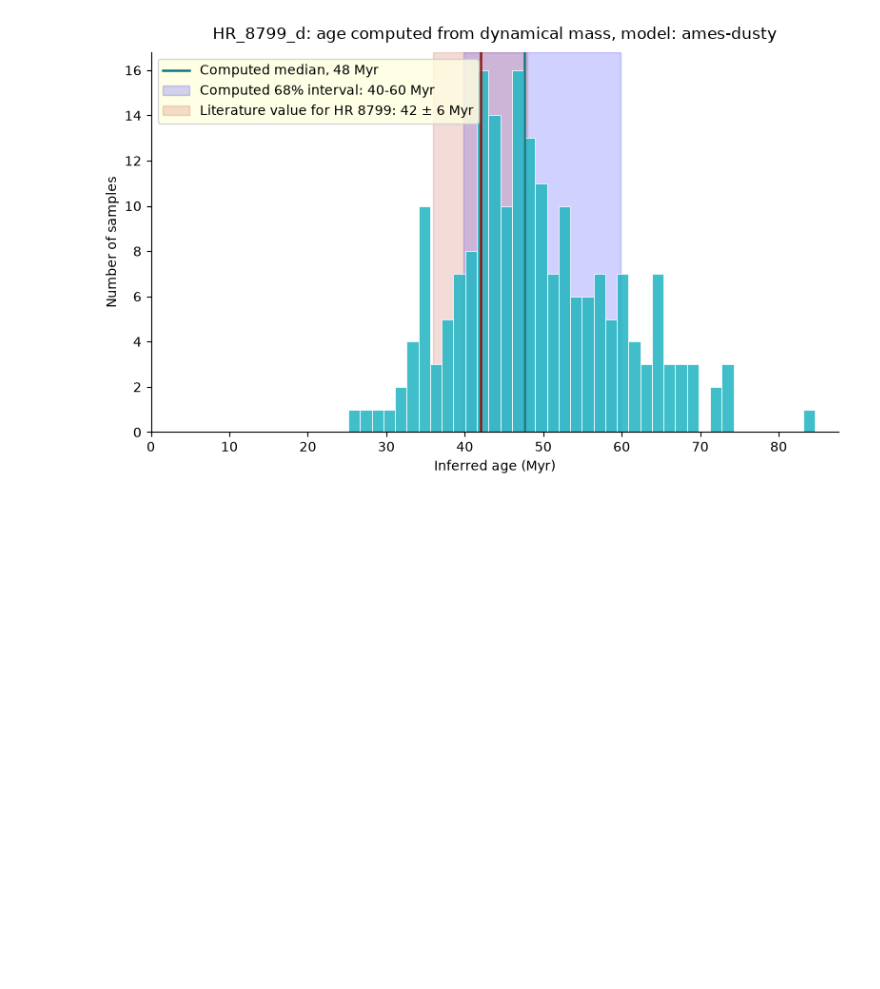
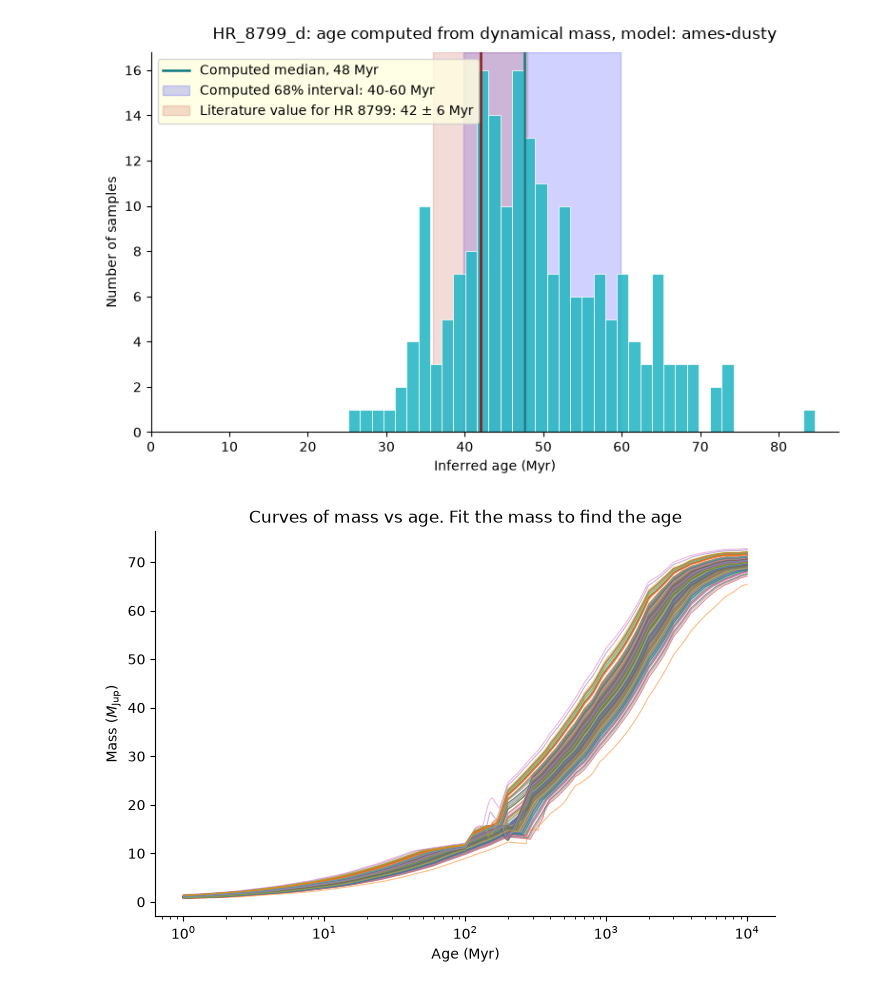
Before and after one commit to h0sh1z0ra/masses_to_ages, a Jupyter notebook: age_to_mass.ipynb, the cells around one changed output. Cells and saved outputs as stored; diff of their text form; code cells hidden in the pictures; blank space fills up the shorter version.

```diff
--- a/age_to_mass.ipynb
+++ b/age_to_mass.ipynb
@@ -786,29 +879,21 @@ print("dip ages:", ages[bad], "sizes:", np.diff(curve)[bad])
 # %%
 ages_out = AFLepB.age_from_mass()          # runs the inversion
 p16, p50, p84 = AFLepB.percentiles
 
-graph  = AFLepB.compute_mass_age_curve()   # fresh draws, display only
-ages   = np.array(list(graph.keys()))
-masses = np.array(list(graph.values()))
+graph  = AFLepB.compute_mass_grid()   # fresh draws, display only
+ages   = AFLepB.age_arr
+masses = AFLepB.mass_arr
 
 fig, ax = plt.subplots(figsize=(8, 5))
-ax.plot(ages, masses, alpha=0.5, lw=0.8)
+ax.plot(ages, graph, alpha=0.5, lw=0.8)
 # ax.plot(ages, masses, color="#2BB7C4", alpha=0.08, lw=0.8)
-
-# ax.axhspan(AFLepB.m_planet - abs(AFLepB.sigma_m[0]),
-#            AFLepB.m_planet + abs(AFLepB.sigma_m[1]),
-#            color="#8B1A13", alpha=0.15,
-#            label=f"Dynamical mass: {AFLepB.m_planet} $M_{{\\rm Jup}}$")
-# ax.axhline(AFLepB.m_planet, color="#8B1A13", lw=1.5)
-
-# ax.axvspan(p16, p84, color="grey", alpha=0.18,
-#            label=f"Inferred age: {p16:.0f}-{p84:.0f} Myr")
-# ax.axvline(p50, color="k", lw=1.5, ls="--")
 
 ax.set_xscale("log")
 ax.set_title("Curves of mass vs age. Fit the mass to find the age")
 ax.set_xlabel("Age (Myr)")
 ax.set_ylabel("Mass ($M_{\\rm Jup}$)")
 ax.spines[["top", "right"]].set_visible(False)
 # ax.legend(facecolor="lightyellow", loc="best")
 plt.show()
+# %% [output]
+[figure, added]
```
Also changed, not shown: parts of 10 cells of this notebook, 16 other files.
